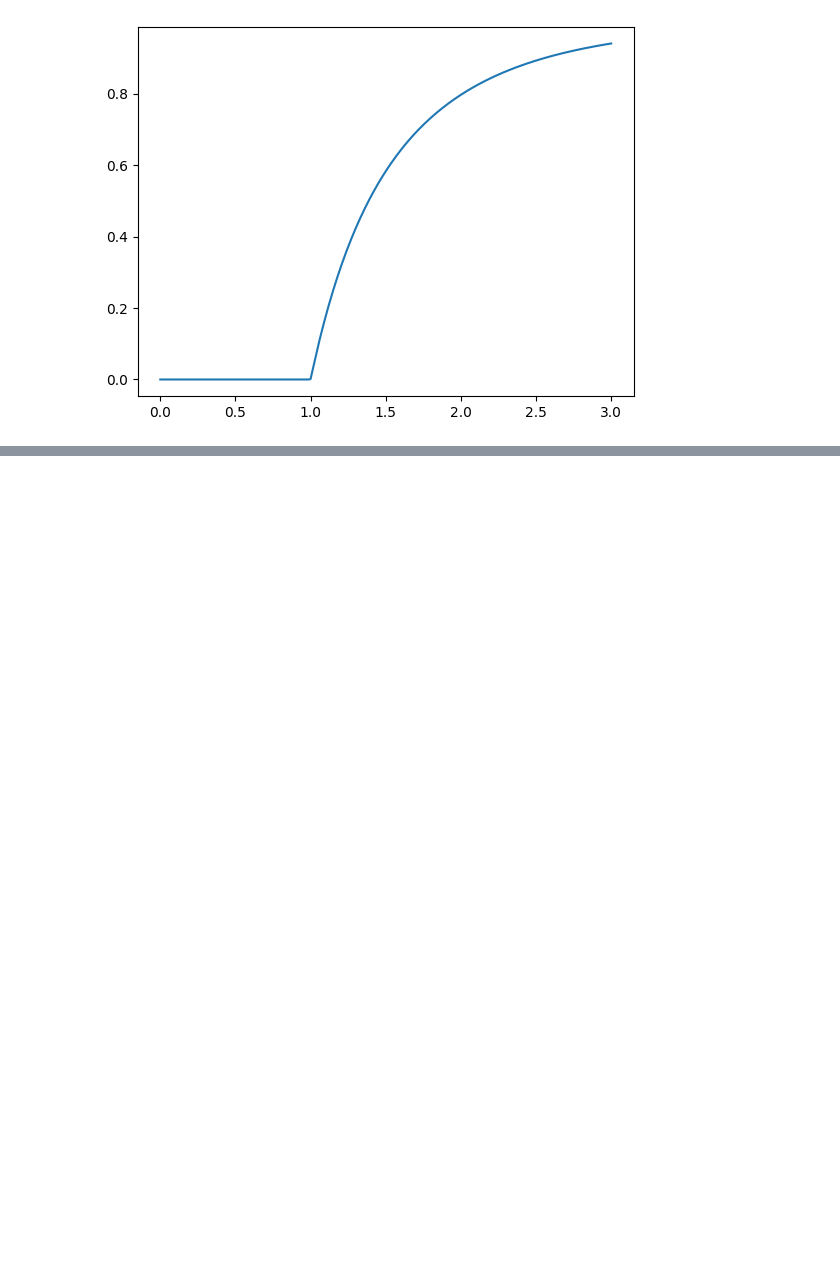
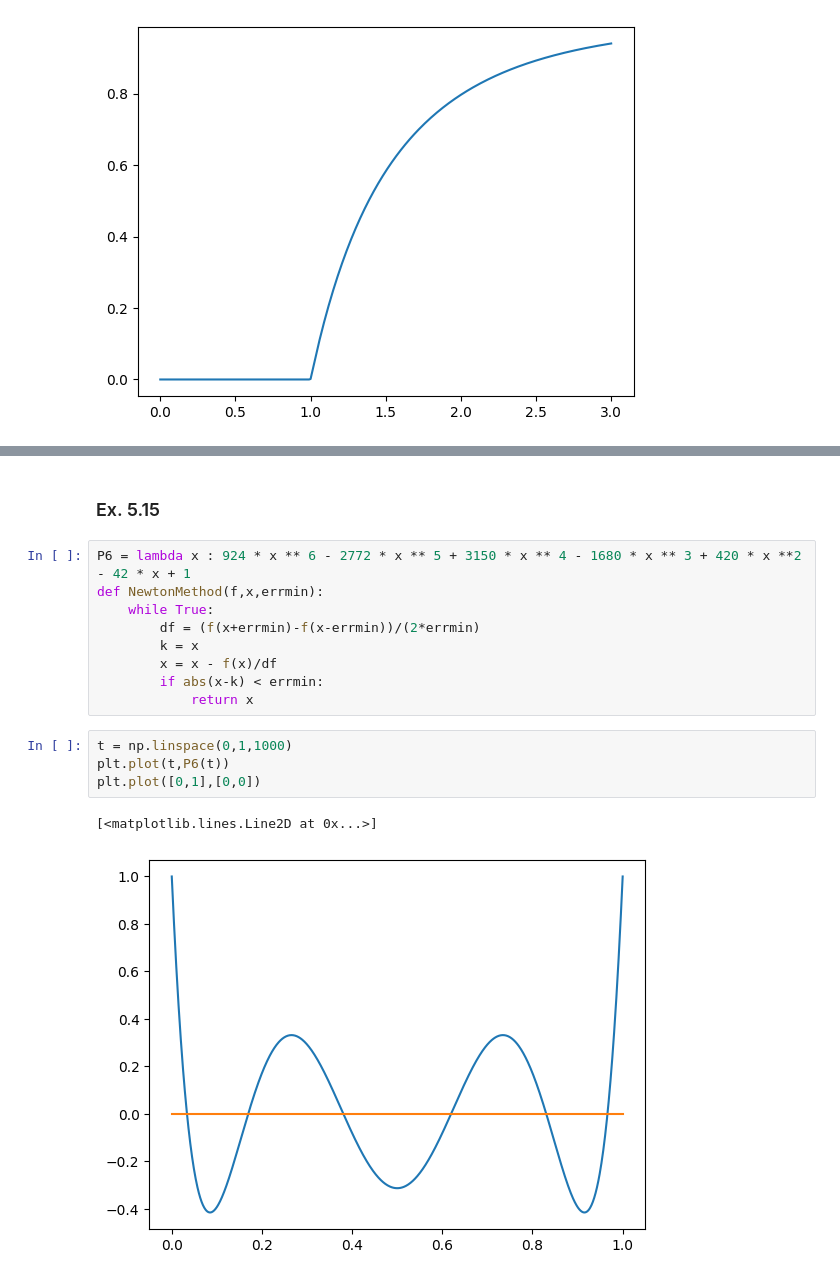
Before and after one commit to KonoEmllikDa/Fisica-Computacional, a Jupyter notebook: Física Computacional.ipynb, the cells around one changed output, grey strips where cells are left out. Cells and saved outputs as stored; diff of their text form; blank space fills up the shorter version.

```diff
--- a/Física Computacional.ipynb
+++ b/Física Computacional.ipynb
@@ -1146,0 +1369,18 @@ plotfunc(0,3,301,lambda c : relaxation(lambda x: 1-np.exp(-c*x),1e-6))
+# %% [markdown]
+### Ex. 5.15
+# %%
+P6 = lambda x : 924 * x ** 6 - 2772 * x ** 5 + 3150 * x ** 4 - 1680 * x ** 3 + 420 * x **2 - 42 * x + 1
+def NewtonMethod(f,x,errmin):
+    while True:
+        df = (f(x+errmin)-f(x-errmin))/(2*errmin)
+        k = x
+        x = x - f(x)/df
+        if abs(x-k) < errmin:
+            return x
+# %%
+t = np.linspace(0,1,1000)
+plt.plot(t,P6(t))
+plt.plot([0,1],[0,0])
+# %% [output]
+[<matplotlib.lines.Line2D at 0x...>]
+[figure, added]
```
Also changed, not shown: parts of 41 cells of this notebook.
